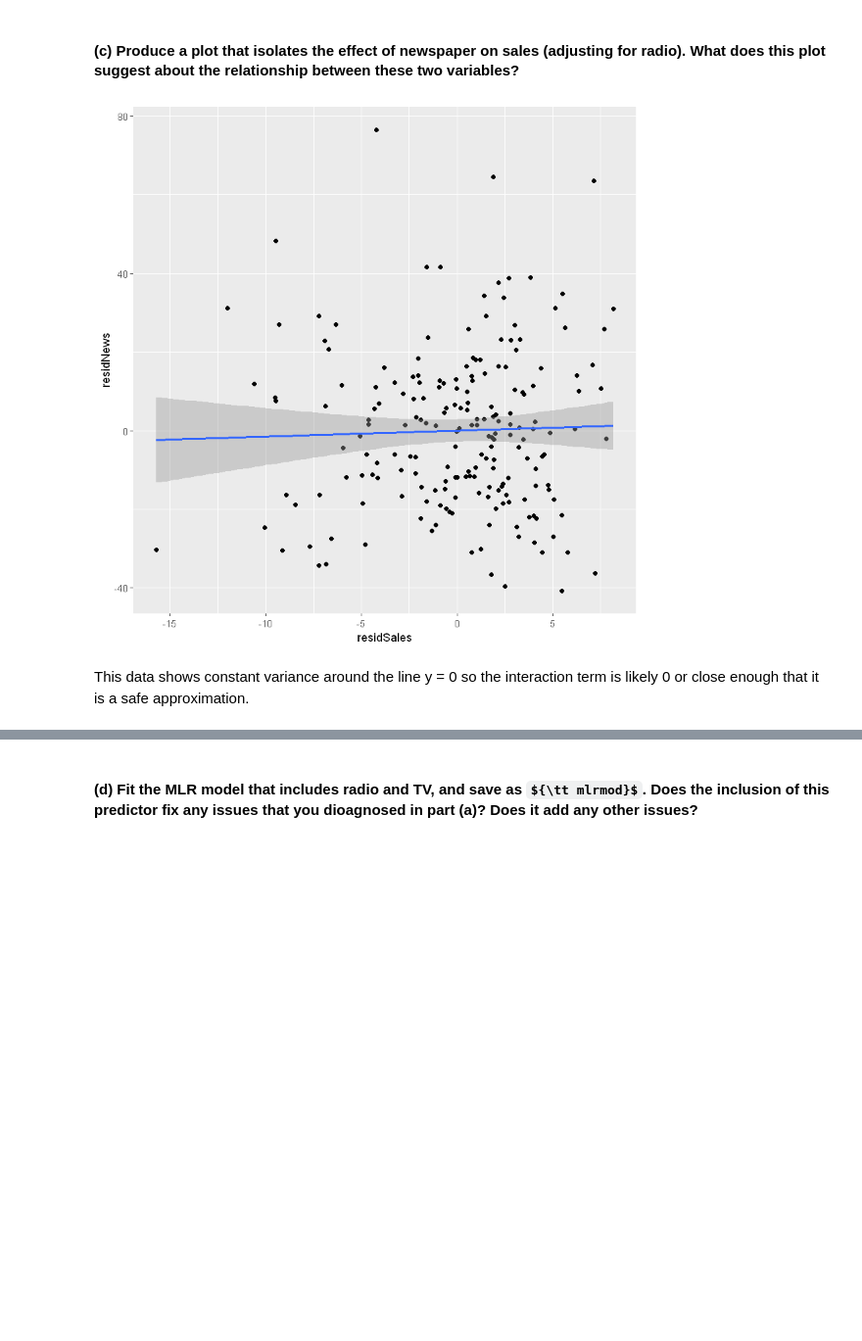
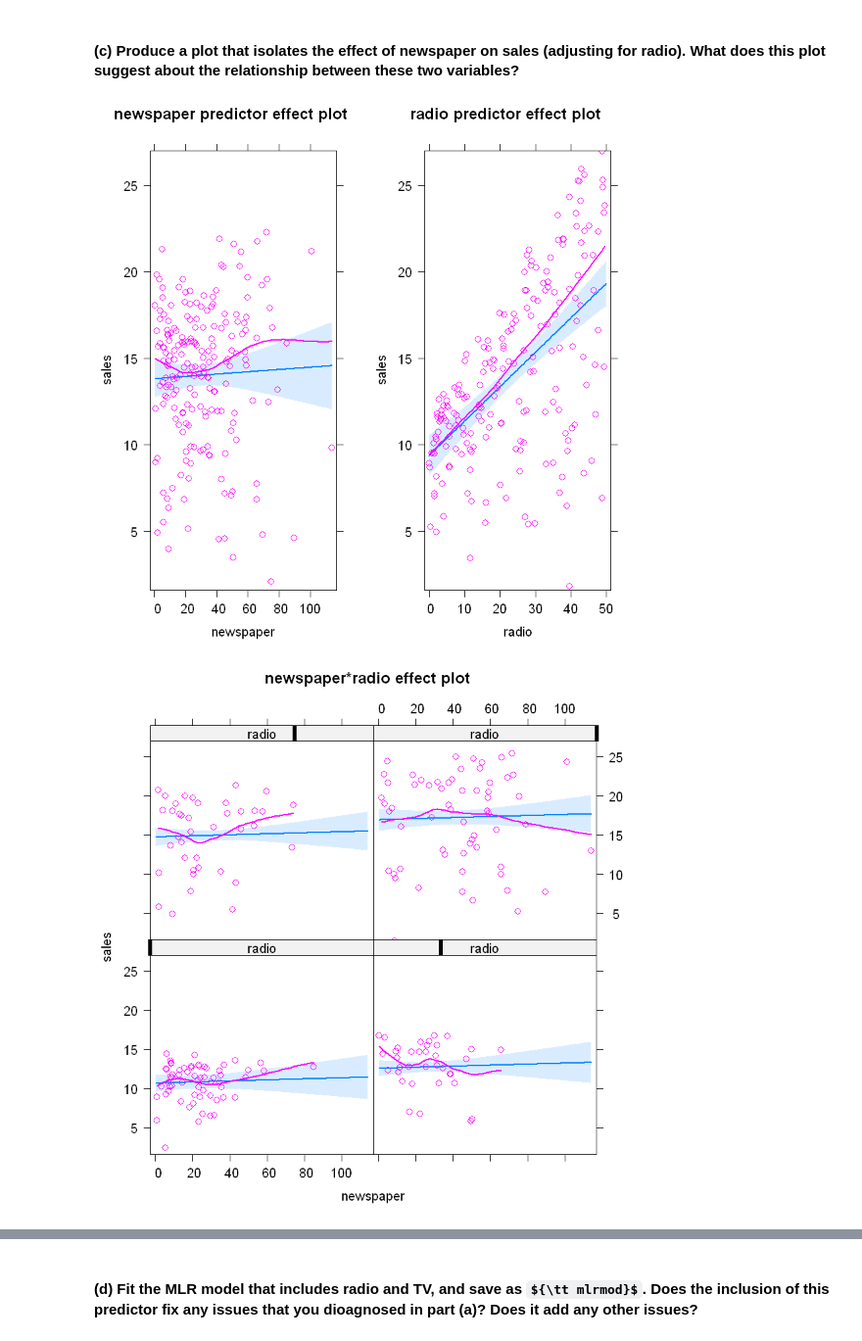
Before and after one commit to Gofinge/Stat_4010_hwk5, a Jupyter notebook: STAT4010-5010_Sp20_HW5.ipynb, the cells around one changed output, grey strips where cells are left out. Shown at 98% size. Drawn from its saved outputs; the diff is of its cells as text; code cells hidden in the pictures; some formulas as TeX source; blank space fills up the shorter version.

```diff
--- a/STAT4010-5010_Sp20_HW5.ipynb
+++ b/STAT4010-5010_Sp20_HW5.ipynb
@@ -184,12 +214,9 @@ There is a clear deviation from the normality assumption, ie the data is not clu
 # %% [markdown]
 #### (c) Produce a plot that isolates the effect of newspaper on sales (adjusting for radio). What does this plot suggest about the relationship between these two variables?
-# %%
-slrmodNews = lm(data = adv, newspaper ~ radio)
-residSales = residuals(slrmod)
-residNews = residuals(slrmodNews)
-resdf = as.data.frame(cbind(residSales, residNews))
-ggplot(data = resdf, aes(x = residSales, y = residNews))+geom_point() + geom_smooth(method = 'lm', formula = y~x)
-# %% [output]
-[figure, removed]
-# %% [markdown]
-This data shows constant variance around the line y = 0 so the interaction term is likely 0 or close enough that it is a safe approximation.
+# %%
+mrlNews = lm(data = adv, sales ~ newspaper + radio)
+plot(predictorEffects(mrlNews, partial.residuals = TRUE))
+plot(Effect(c('newspaper', 'radio'), mrlNews, partial.residuals = TRUE))
+# %% [output]
+[figure, added]
+[figure, added]
```
Also changed, not shown: parts of 7 cells of this notebook.
